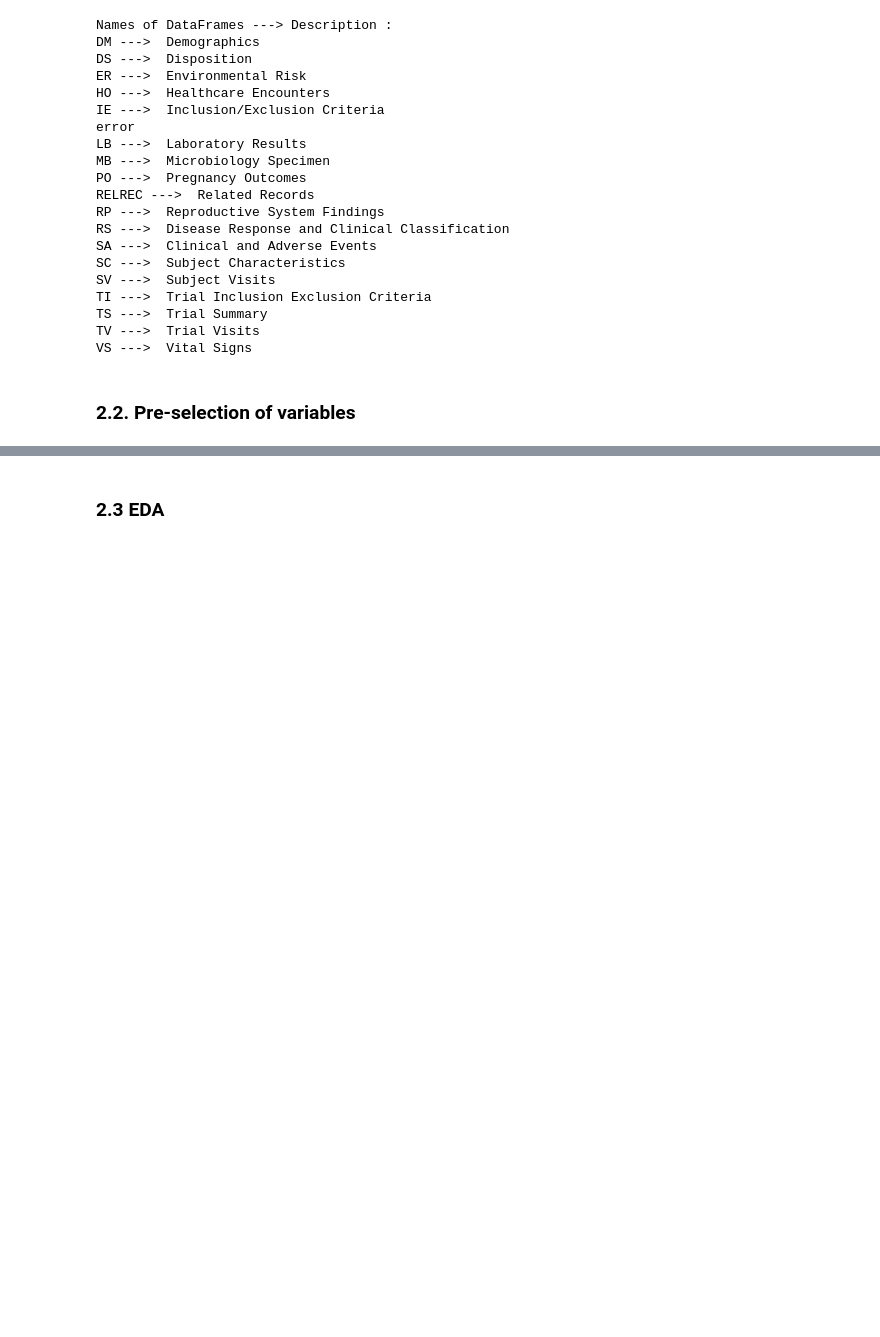
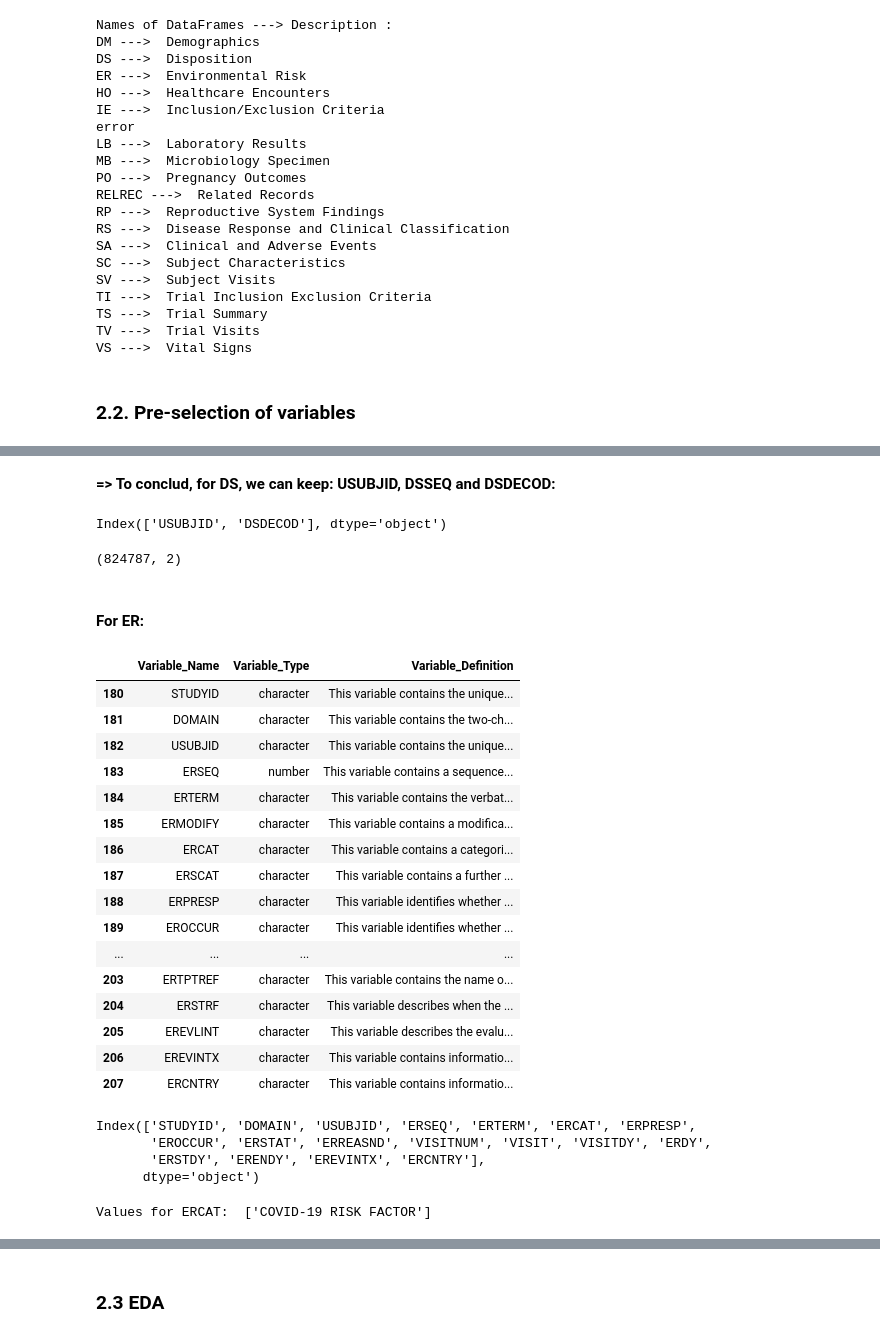
Before and after one commit to CS-433/ml-project-2-digdata_project2, a Jupyter notebook: project2.ipynb, the cells around one changed output, grey strips where cells are left out. Cells and saved outputs as stored; diff of their text form; code cells hidden in the pictures; blank space fills up the shorter version.

```diff
--- a/project2.ipynb
+++ b/project2.ipynb
@@ -84,0 +189,4 @@ df_profile_var
+# %%
+# See variables for DS
+pd.set_option("display.max_colwidth", 1000)
+data_description.loc[data_description.Domain==DS.name, ['Variable_Name', 'Variable_Type', 'Variable_Definition']]
@@ -84,0 +287,49 @@ df_profile_var
+# %% [markdown]
+**=> To conclud, for DS, we can keep: USUBJID, DSSEQ and DSDECOD:**
+# %%
+# Keep only some columns for DS
+DS = DS[['USUBJID', 'DSSEQ', 'DSDECOD']]
+DS.columns
+# %% [output]
+Index(['USUBJID', 'DSDECOD'], dtype='object')
+# %%
+DS.shape
+# %% [output]
+(824787, 2)
+# %% [markdown]
+#### For ER:
+# %%
+# See variables for ER
+pd.set_option("display.max_colwidth", 1000)
+data_description.loc[data_description.Domain==ER.name, ['Variable_Name', 'Variable_Type', 'Variable_Definition']]
+# %% [output]
+|  | Variable_Name | Variable_Type | Variable_Definition |
+| 180 | STUDYID | character | This variable contains the unique... |
+| 181 | DOMAIN | character | This variable contains the two-ch... |
+| 182 | USUBJID | character | This variable contains the unique... |
+| 183 | ERSEQ | number | This variable contains a sequence... |
+| 184 | ERTERM | character | This variable contains the verbat... |
+| 185 | ERMODIFY | character | This variable contains a modifica... |
+| 186 | ERCAT | character | This variable contains a categori... |
+| 187 | ERSCAT | character | This variable contains a further ... |
+| 188 | ERPRESP | character | This variable identifies whether ... |
+| 189 | EROCCUR | character | This variable identifies whether ... |
+| ... | ... | ... | ... |
+| 203 | ERTPTREF | character | This variable contains the name o... |
+| 204 | ERSTRF | character | This variable describes when the ... |
+| 205 | EREVLINT | character | This variable describes the evalu... |
+| 206 | EREVINTX | character | This variable contains informatio... |
+| 207 | ERCNTRY | character | This variable contains informatio... |
+# %%
+# Columns really in ER
+ER.columns
+# %% [output]
+Index(['STUDYID', 'DOMAIN', 'USUBJID', 'ERSEQ', 'ERTERM', 'ERCAT', 'ERPRESP',
+       'EROCCUR', 'ERSTAT', 'ERREASND', 'VISITNUM', 'VISIT', 'VISITDY', 'ERDY',
+       'ERSTDY', 'ERENDY', 'EREVINTX', 'ERCNTRY'],
+      dtype='object')
+# %%
+# Investigate ERCAT
+print('Values for ERCAT: ', ER['ERCAT'].unique())
+# %% [output]
+Values for ERCAT:  ['COVID-19 RISK FACTOR']
```
Also changed, not shown: parts of 42 cells of this notebook.
